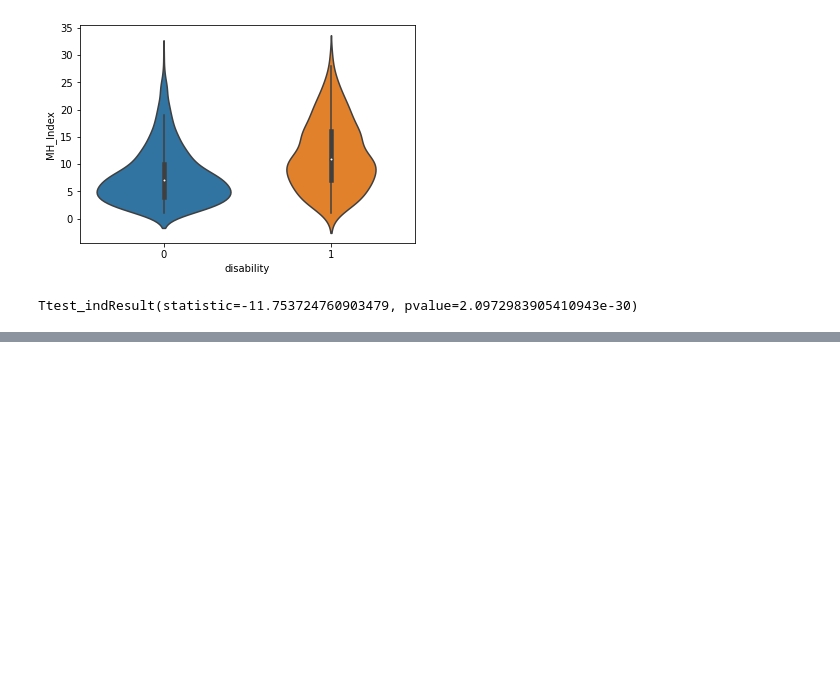
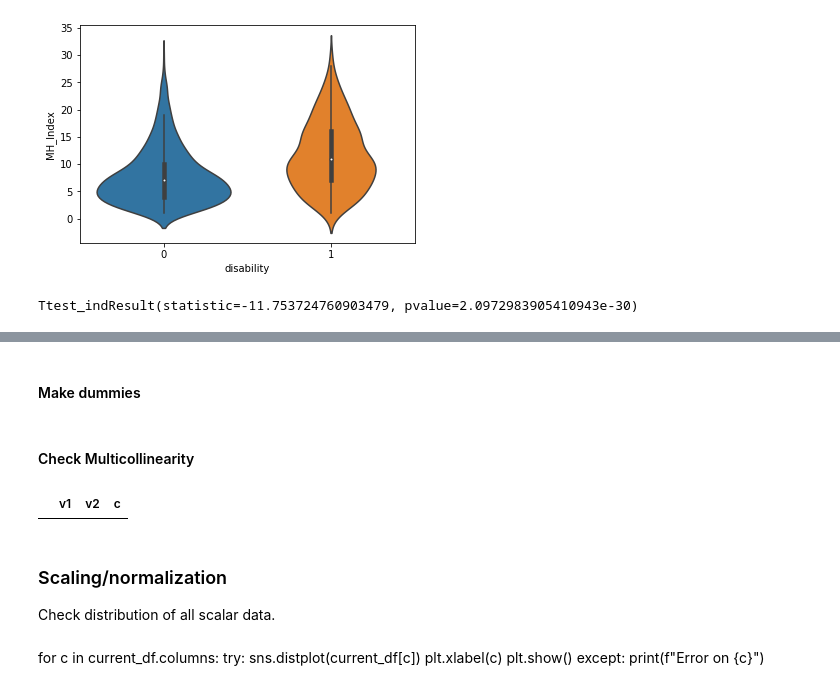
Before and after one commit to stereopickle/mental_health_index, a Jupyter notebook: 001.Linear_Regression_NHANES_data.ipynb, the cells around one changed output, grey strips where cells are left out. Cells and saved outputs as stored; diff of their text form; code cells hidden in the pictures; blank space fills up the shorter version.

```diff
--- a/001.Linear_Regression_NHANES_data.ipynb
+++ b/001.Linear_Regression_NHANES_data.ipynb
@@ -787,0 +912,3 @@ For time being, I'll narrow it down to cancer.
+# %%
+select_df['n_meth'] = np.where((select_df['DUQ352'].isnull()), 0,
+                                 select_df['DUQ352'])
@@ -787,0 +921,20 @@ For time being, I'll narrow it down to cancer.
+# %%
+cols = ['MH_Index', 'gender', 'age', 'n_dependents', 'n_adults',
+       'income_avg', 'income_avg_ln', 'Income_p_household', 'marital_st',
+       'veteran', 'education', 'maritalXage', 'WDS_marital', 'WDSXage', 'BMI',
+       'SAD', 'disability', 'cancer', 'cancer_d_yr', 'yr_since_cancer',
+       'smoker', 'cig_init_yr', 'cig_quit_yr', 'cig_initXcig_quit',
+       'avg_n_cig', 'marijuana', 'n_cocaine', 'heroine', 'n_meth']
+# %%
+current_df = select_df[cols]
+# %% [markdown]
+#### Make dummies
+# %%
+cat_cols = ['gender', 'education', 'marital_st','n_dependents', 'n_adults', 'smoker']
+current_df = multi_dummy(current_df, cat_cols)
+# %% [markdown]
+#### Check Multicollinearity
+# %%
+corr_high(current_df)[1]
+# %% [output]
+|  | v1 | v2 | c |
@@ -787,0 +944,11 @@ For time being, I'll narrow it down to cancer.
+# %% [markdown]
+### Scaling/normalization
+Check distribution of all scalar data.
+# %% [markdown]
+for c in current_df.columns:
+    try:
+        sns.distplot(current_df[c])
+        plt.xlabel(c)
+        plt.show()
+    except:
+        print(f"Error on {c}")
```
Also changed, not shown: parts of 39 cells of this notebook.
